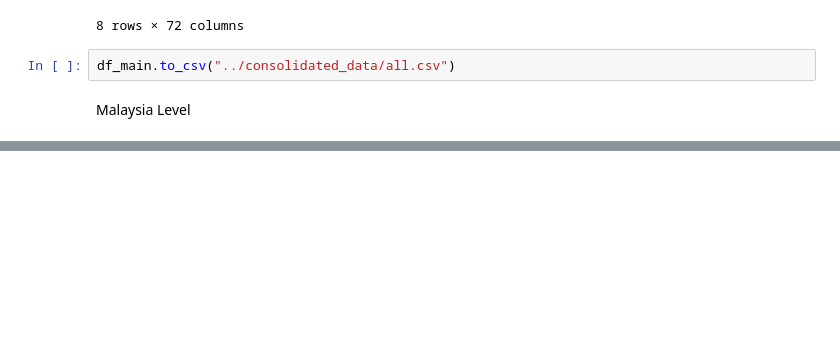
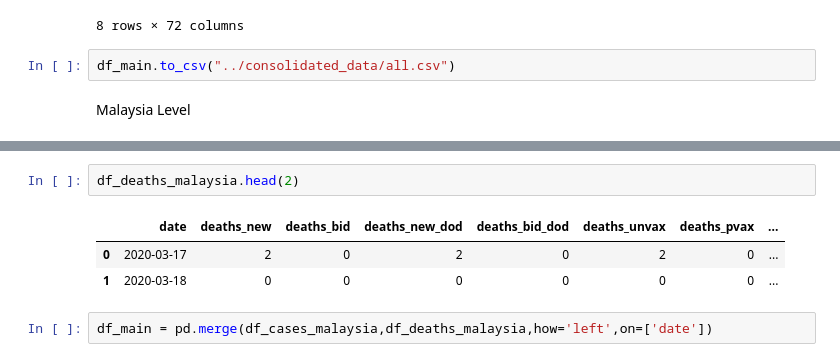
Before and after one commit to MarcusO17/5011-cem-ml, a Jupyter notebook: notebooks/dataset_consolidation.ipynb, the cells around one changed output, grey strips where cells are left out. Drawn from its saved outputs; the diff is of its cells as text; blank space fills up the shorter version.

```diff
--- a/notebooks/dataset_consolidation.ipynb
+++ b/notebooks/dataset_consolidation.ipynb
@@ -185,0 +196,8 @@ Malaysia Level
+# %%
+df_deaths_malaysia.head(2)
+# %% [output]
+|  | date | deaths_new | deaths_bid | deaths_new_dod | deaths_bid_dod | deaths_unvax | deaths_pvax | ... |
+| 0 | 2020-03-17 | 2 | 0 | 2 | 0 | 2 | 0 | ... |
+| 1 | 2020-03-18 | 0 | 0 | 0 | 0 | 0 | 0 | ... |
+# %%
+df_main = pd.merge(df_cases_malaysia,df_deaths_malaysia,how='left',on=['date'])
```
Also changed, not shown: parts of 8 cells of this notebook, 2 other files.
